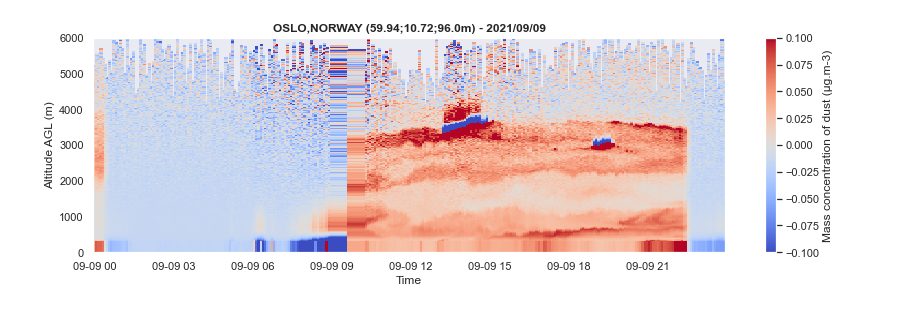
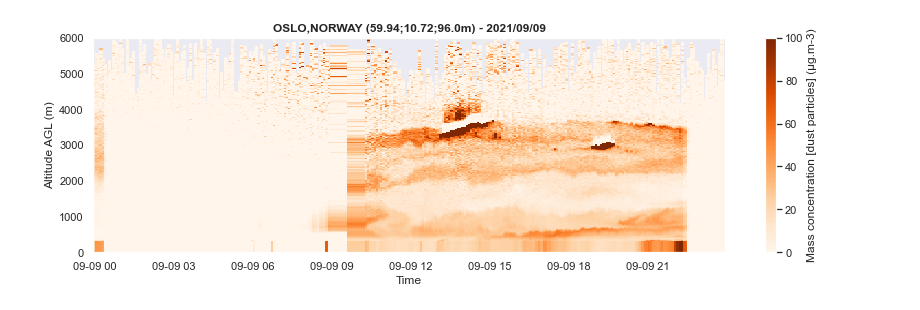
Before and after one commit to AugustinMortier/a-profiles, a Jupyter notebook: dev.ipynb, the cells around one changed output. Drawn from its saved outputs; the diff is of its cells as text; code cells hidden in the pictures.

```diff
--- a/dev.ipynb
+++ b/dev.ipynb
@@ -19,4 +14,4 @@ profiles.inversion(verbose=True)
 # %%
-profiles.plot("mass_conc:dust", zmax=6000)
+profiles.plot('mass_concentration:dust', zmax=6000, vmin=0, vmax=100, cmap='Oranges')
 # %% [output]
-[figure, old version]
+[figure, new version]
```
Also changed, not shown: parts of 2 cells of this notebook.
